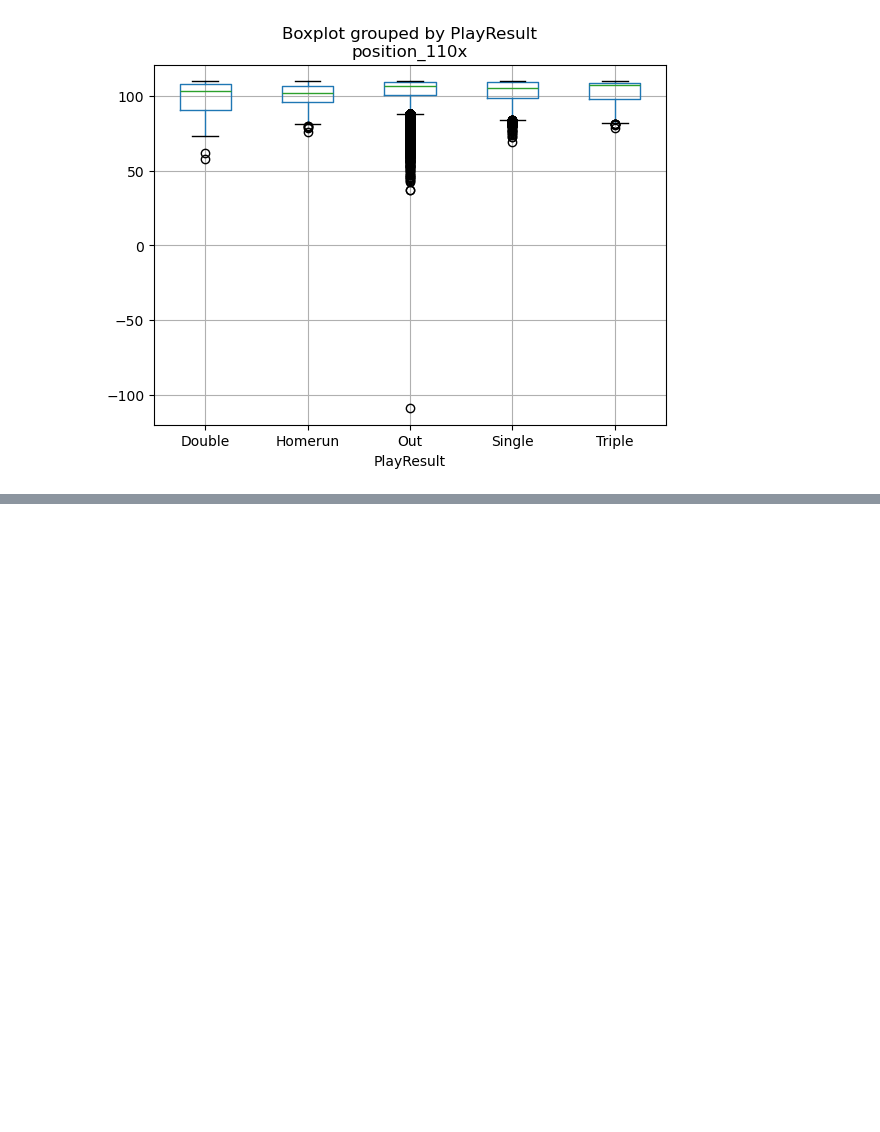
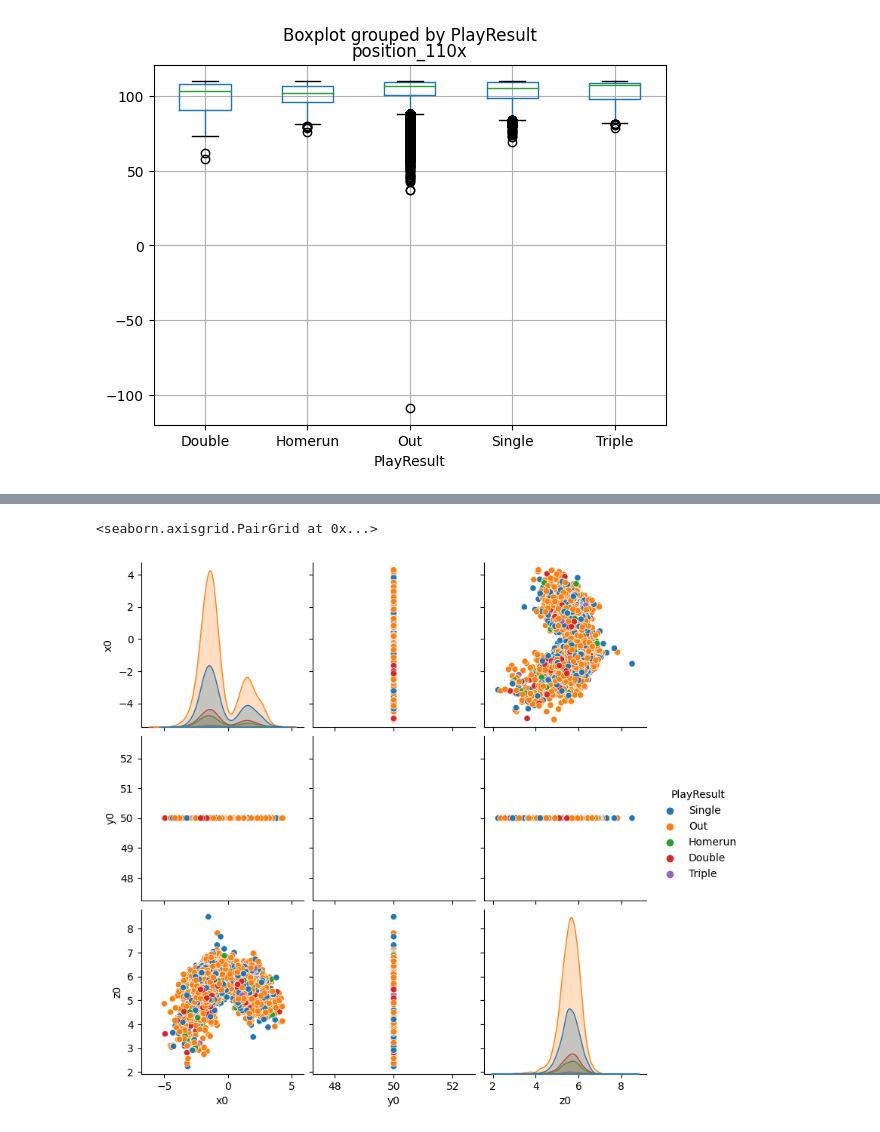
Before and after one commit to sanakohli/ml-project, a Jupyter notebook: ML_notebook.ipynb, the cells around one changed output, grey strips where cells are left out. Saved outputs shown, nothing was run; the diff lists cells and outputs as text; code cells hidden in the pictures; blank space fills up the shorter version.

```diff
--- a/ML_notebook.ipynb
+++ b/ML_notebook.ipynb
@@ -344,0 +332,8 @@ df
+# %%
+# one hot encode categorical columns
+# TODO: Delete extra columns created (scroll to the side to see them lol)
+# we are predicting PlayResult, so we are not one-hot encoding it
+# drop first so One-hot encoding with n−1 columns to avoid multicollinearity
+cols_to_encode = ['inning_half', 'PitcherThrows', 'BatterSide', 'PitchCall']
+df = pd.get_dummies(df, columns=cols_to_encode, drop_first=True)
+df
@@ -344,0 +354,12 @@ df
+# %%
+import seaborn as sb
+
+# analyze subset of pitch location versus play result
+df_pitch_loc = df[['x0', 'y0', 'z0', 'PlayResult']]
+
+
+# create the pair plot
+sb.pairplot(df_pitch_loc.dropna(), hue='PlayResult')
+# %% [output]
+<seaborn.axisgrid.PairGrid at 0x...>
+[figure, added]
```
Also changed, not shown: parts of 38 cells of this notebook.
